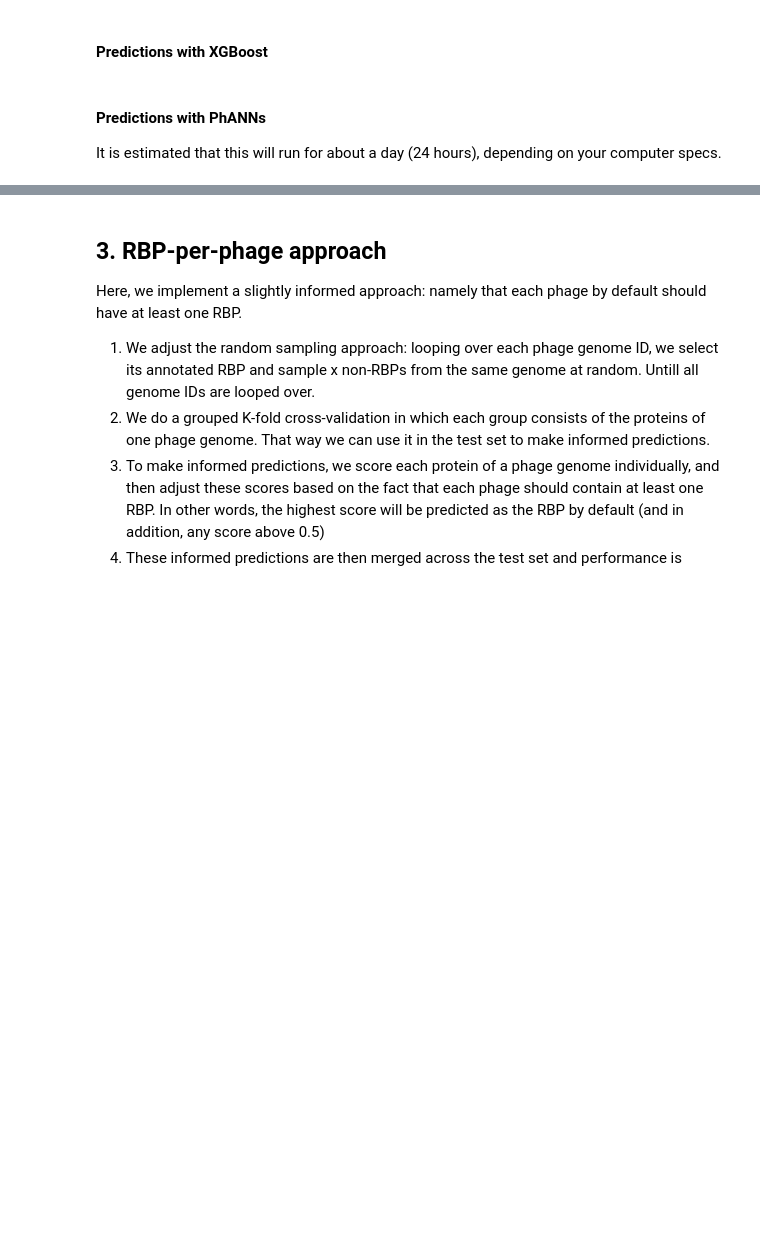
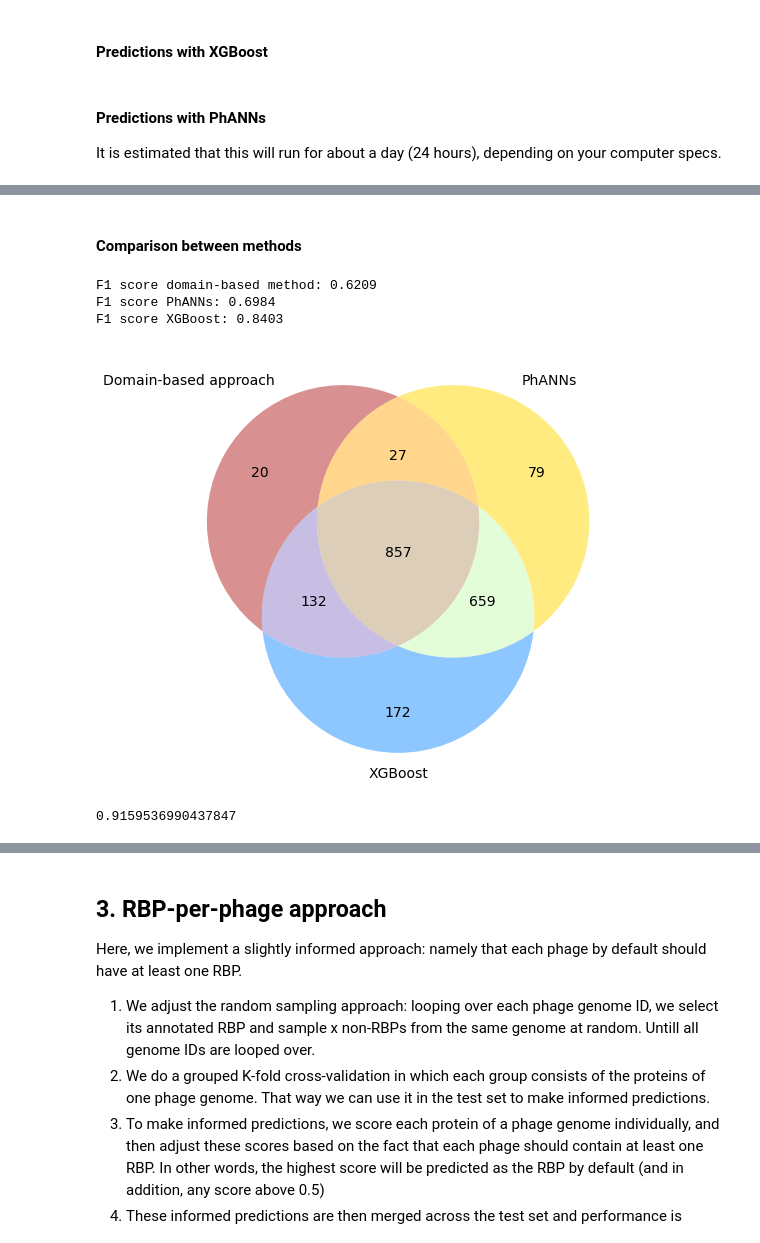
Before and after one commit to dimiboeckaerts/PhageRBPdetection, a Jupyter notebook: RBPdetection.ipynb, the cells around one changed output, grey strips where cells are left out. Drawn from its saved outputs; the diff is of its cells as text; code cells hidden in the pictures; blank space fills up the shorter version.

Commit message:
benchmark finished

```diff
--- a/RBPdetection.ipynb
+++ b/RBPdetection.ipynb
@@ -322,7 +198,7 @@ outer_cv = StratifiedKFold(n_splits=4, shuffle=True)
 performances = {'F1':[], 'P':[], 'AUC':[]}
 cpus = 6
 
-xgb = XGBClassifier(scale_pos_weight=1/imbalance, n_jobs=cpus)
+xgb = XGBClassifier(scale_pos_weight=1/imbalance, n_jobs=cpus, use_label_encoder=False)
 params_xgb = {'max_depth': [3, 5], 'n_estimators': [250, 500]}
 # %%
 probabilities = np.zeros((features.shape[0], 2))
@@ -336,7 +212,7 @@ for train_outer, test_outer in outer_cv.split(features, labels):
 
     # define inner loop (in GridSearchCV)
     tuned_xgb = GridSearchCV(xgb, cv=inner_cv, param_grid=params_xgb, scoring='f1')
-    tuned_xgb.fit(X_train, y_train)
+    tuned_xgb.fit(X_train, y_train, eval_metric='logloss')
     print(tuned_xgb.best_params_)
 
     # make predictions for test set (outer loop)
@@ -605,0 +380,59 @@ out, err = cdhit_python(cdpath, data_dir+'/phanns_millard_RBPs.fasta', results_d
+# %% [markdown]
+#### Comparison between methods
+# %%
+# load data
+phanns_results = pd.DataFrame({}, columns=['preds', 'score'])
+for i in range(1,7):
+    part = pd.read_csv(data_dir+'/phanns_predictions_part'+str(i)+'.csv')
+    phanns_results = pd.concat([phanns_results, part], axis=0)
+
+domain_results = pd.read_csv(results_dir+'/domains_test_predictions.csv')
+xgb_results = pd.read_csv(results_dir+'/xgboost_test_predictions.csv')
+# %%
+# compute F1 scores
+print('F1 score domain-based method:', round(f1_score(testlabels, list(domain_results['preds'])), 4))
+print('F1 score PhANNs:', round(f1_score(testlabels, list(phanns_results['preds'])), 4))
+print('F1 score XGBoost:', round(f1_score(testlabels, list(xgb_results['preds'])), 4))
+# %% [output]
+F1 score domain-based method: 0.6209
+F1 score PhANNs: 0.6984
+F1 score XGBoost: 0.8403
+# %%
+# compute a venn diagram of the correct positive predictions
+venn_1 = 0; venn_2 = 0; venn_3 = 0; venn_4 = 0; venn_5 = 0; venn_6 = 0; venn_7 = 0
+db_preds = list(domain_results['preds']); phanns_preds = list(phanns_results['preds']); xgb_preds = list(xgb_results['preds'])
+for i, label in enumerate(testlabels):
+    if (label==1) and (db_preds[i]==1) and (phanns_preds[i]==0) and (xgb_preds[i]==0): # only domains correct
+        venn_1 += 1
+    elif (label==1) and (phanns_preds[i]==1) and (db_preds[i]==0) and (xgb_preds[i]==0): # only PhANNs correct
+        venn_2 += 1
+    elif (label==1) and (db_preds[i]==1) and (phanns_preds[i]==1) and (xgb_preds[i]==0): # domains and PhANNs correct
+        venn_3 += 1
+    elif (label==1) and (xgb_preds[i]==1) and (db_preds[i]==0) and (phanns_preds[i]==0): # only xgb correct
+        venn_4 += 1
+    elif (label==1) and (db_preds[i]==1) and (xgb_preds[i]==1) and (phanns_preds[i]==0): # domains and xgb correct
+        venn_5 += 1
+    elif (label==1) and (phanns_preds[i]==1) and (xgb_preds[i]==1) and (db_preds[i]==0): # phanns and xgb correct
+        venn_6 += 1
+    elif (label==1) and (db_preds[i]==1) and (phanns_preds[i]==1) and (xgb_preds[i]==1): # all correct
+        venn_7 += 1
+# %%
+# make plot
+colors = ('firebrick', 'gold', 'dodgerblue')
+fig, ax = plt.subplots(figsize=(8,8))
+vd = venn3_unweighted(subsets=(venn_1, venn_2, venn_3, venn_4, venn_5, venn_6, venn_7),
+                 set_labels=('Domain-based approach', 'PhANNs', 'XGBoost'),
+                 alpha=0.5, ax=ax, set_colors=('firebrick', 'gold', 'dodgerblue'))
+for text in vd.subset_labels:
+    text.set_fontsize(14)
+for text in vd.set_labels:
+    text.set_fontsize(14)
+fig.savefig(results_dir+'/benchmark_venn_correct_positives.png', dpi=400)
+#fig.savefig('/Users/Dimi/Documents/GitHub/SYNTH_DRUG_DETECTION/results/venn_positives_eps.eps', dpi=400, format='eps', facecolor='w', edgecolor='none')
+# %% [output]
+[figure, added]
+# %%
+# procentually, the XGBoost classifiers misses fewer than 10% of the RBPs to be detected
+(venn_4+venn_5+venn_6+venn_7)/sum(testlabels==1)
+# %% [output]
+0.9159536990437847
```
Also changed, not shown: parts of 37 cells of this notebook, 3 other files.
